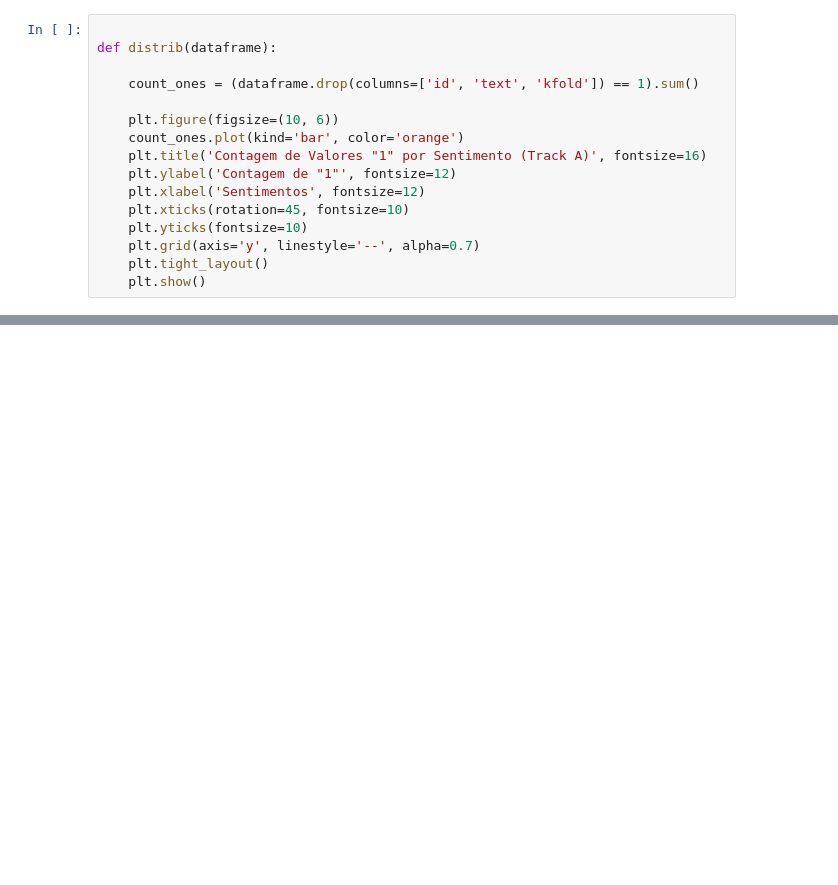
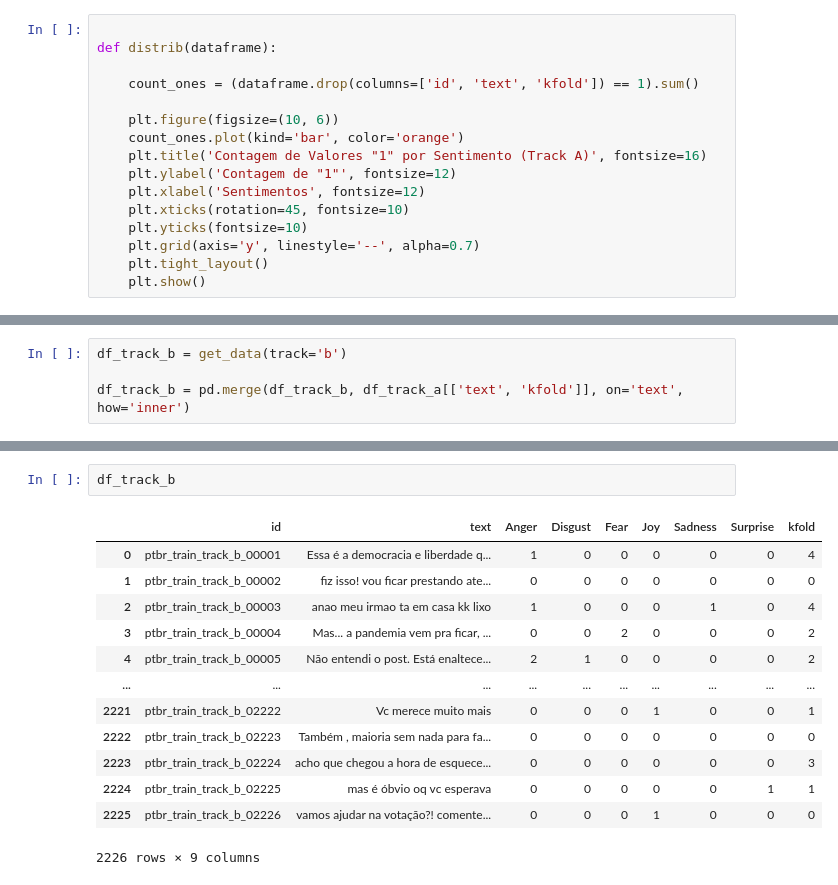
Before and after one commit to arturnovais/Emotion-Detection---SemEval-2025-Task-11, a Jupyter notebook: k_folds.ipynb, the cells around one changed output, grey strips where cells are left out. Drawn from its saved outputs; the diff is of its cells as text; blank space fills up the shorter version.

```diff
--- a/k_folds.ipynb
+++ b/k_folds.ipynb
@@ -99,0 +105,4 @@ dataframe.to_csv('validacao/data/folds_a/dataframe_folds.csv', index=False)
+# %%
+df_track_b = get_data(track='b')
+
+df_track_b = pd.merge(df_track_b, df_track_a[['text', 'kfold']], on='text', how='inner')
@@ -99,0 +132,16 @@ dataframe.to_csv('validacao/data/folds_a/dataframe_folds.csv', index=False)
+# %%
+df_track_b
+# %% [output]
+|  | id | text | Anger | Disgust | Fear | Joy | Sadness | Surprise | kfold |
+| 0 | ptbr_train_track_b_00001 | Essa é a democracia e liberdade q... | 1 | 0 | 0 | 0 | 0 | 0 | 4 |
+| 1 | ptbr_train_track_b_00002 | fiz isso! vou ficar prestando ate... | 0 | 0 | 0 | 0 | 0 | 0 | 0 |
+| 2 | ptbr_train_track_b_00003 | anao meu irmao ta em casa kk lixo | 1 | 0 | 0 | 0 | 1 | 0 | 4 |
+| 3 | ptbr_train_track_b_00004 | Mas... a pandemia vem pra ficar, ... | 0 | 0 | 2 | 0 | 0 | 0 | 2 |
+| 4 | ptbr_train_track_b_00005 | Não entendi o post. Está enaltece... | 2 | 1 | 0 | 0 | 0 | 0 | 2 |
+| ... | ... | ... | ... | ... | ... | ... | ... | ... | ... |
+| 2221 | ptbr_train_track_b_02222 | Vc merece muito mais | 0 | 0 | 0 | 1 | 0 | 0 | 1 |
+| 2222 | ptbr_train_track_b_02223 | Também , maioria sem nada para fa... | 0 | 0 | 0 | 0 | 0 | 0 | 0 |
+| 2223 | ptbr_train_track_b_02224 | acho que chegou a hora de esquece... | 0 | 0 | 0 | 0 | 0 | 0 | 3 |
+| 2224 | ptbr_train_track_b_02225 | mas é óbvio oq vc esperava | 0 | 0 | 0 | 0 | 0 | 1 | 1 |
+| 2225 | ptbr_train_track_b_02226 | vamos ajudar na votação?! comente... | 0 | 0 | 0 | 1 | 0 | 0 | 0 |
+2226 rows × 9 columns
```
Also changed, not shown: parts of 6 cells of this notebook, 3 other files.
